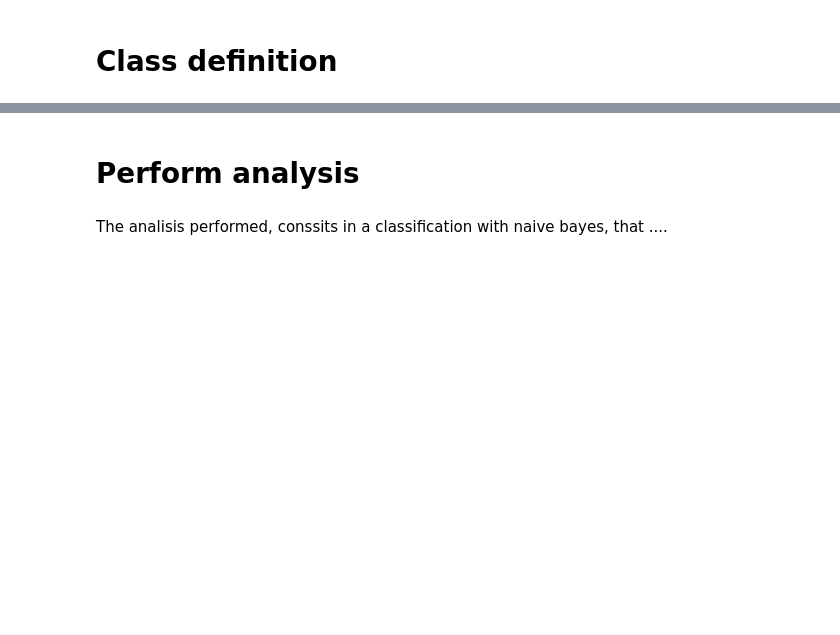
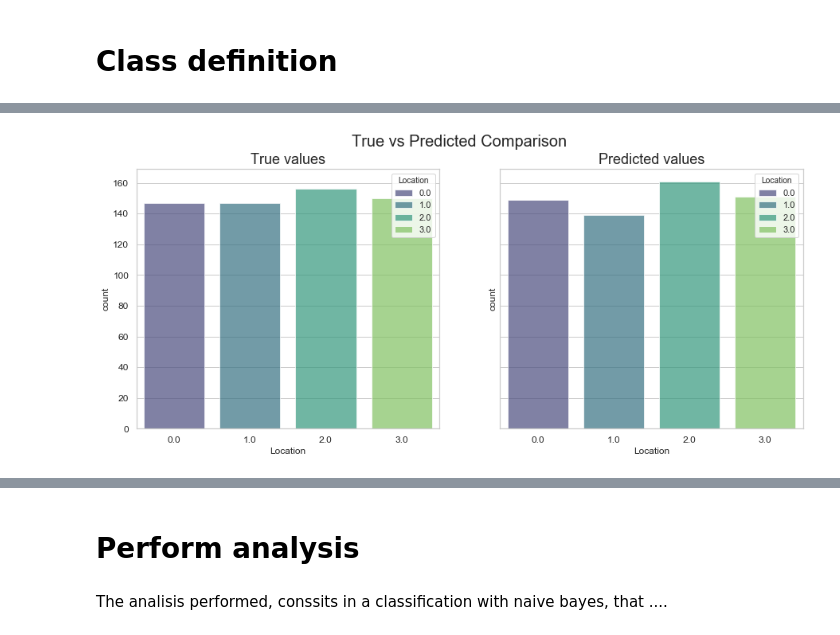
Before and after one commit to luisblazquezm/mii2-classification-models-study, a Jupyter notebook: notebooks/naive-bayes.ipynb, the cells around one changed output, grey strips where cells are left out. Cells and saved outputs as stored; diff of their text form; code cells hidden in the pictures; blank space fills up the shorter version.

```diff
--- a/notebooks/naive-bayes.ipynb
+++ b/notebooks/naive-bayes.ipynb
@@ -99,0 +183,8 @@ class NaiveBayesClassifier():
+# %%
+# split ratio = 0.7
+# 70% of data is training data and 30% is test data used for testing
+ratio = 0.7
+train_data, test_data = model.splitting(mydata, ratio)
+print('Total number of examples are: ', len(mydata))
+print('Out of these, training examples are: ', len(train_data))
+print("Test examples are: ", len(test_data))
@@ -99,0 +195,8 @@ class NaiveBayesClassifier():
+# %%
+# prepare model
+info = model.train(train_data)
+# %%
+# test model
+predictions = model.getPredictions(info, test_data)
+accuracy = model.accuracy_rate(test_data, predictions)
+print("Accuracy of your model is: ", accuracy)
@@ -99,0 +225,7 @@ class NaiveBayesClassifier():
+# %%
+labels = [item[-1] for item in test_data]
+# %%
+# Visualize predictions
+model.visualize(labels, predictions, 'Location')
+# %% [output]
+[figure, added]
```
Also changed, not shown: parts of 37 cells of this notebook, 4 other files.
